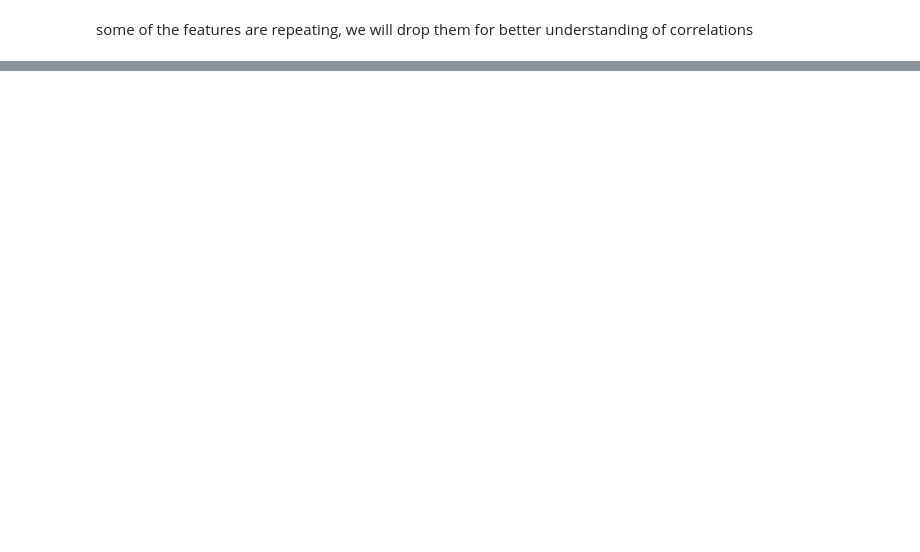
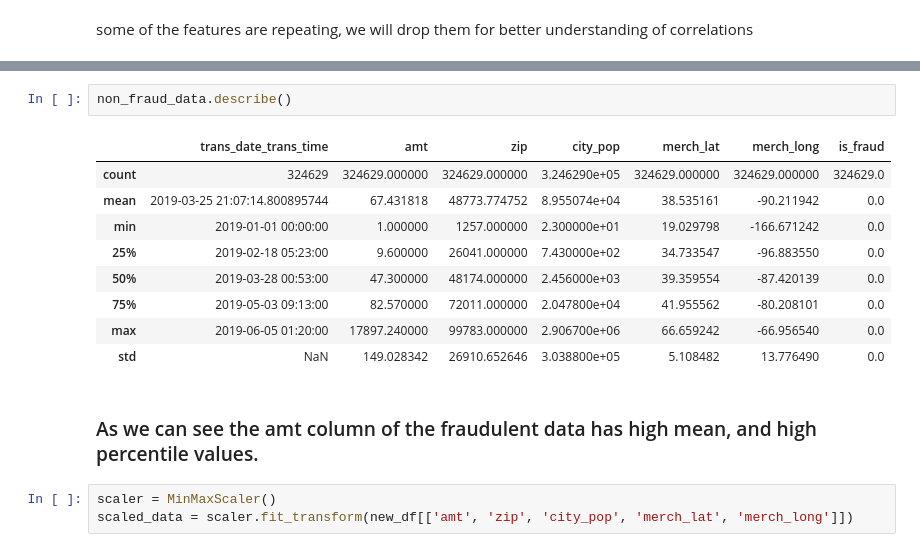
Before and after one commit to InspectorGoole/ML-project, a Jupyter notebook: detect.ipynb, the cells around one changed output, grey strips where cells are left out. Cells and saved outputs as stored; diff of their text form; blank space fills up the shorter version.

```diff
--- a/detect.ipynb
+++ b/detect.ipynb
@@ -158,0 +315,17 @@ Most of these features don't seem to be correlating with the output. Should i dr
+# %%
+non_fraud_data.describe()
+# %% [output]
+|  | trans_date_trans_time | amt | zip | city_pop | merch_lat | merch_long | is_fraud |
+| count | 324629 | 324629.000000 | 324629.000000 | 3.246290e+05 | 324629.000000 | 324629.000000 | 324629.0 |
+| mean | 2019-03-25 21:07:14.800895744 | 67.431818 | 48773.774752 | 8.955074e+04 | 38.535161 | -90.211942 | 0.0 |
+| min | 2019-01-01 00:00:00 | 1.000000 | 1257.000000 | 2.300000e+01 | 19.029798 | -166.671242 | 0.0 |
+| 25% | 2019-02-18 05:23:00 | 9.600000 | 26041.000000 | 7.430000e+02 | 34.733547 | -96.883550 | 0.0 |
+| 50% | 2019-03-28 00:53:00 | 47.300000 | 48174.000000 | 2.456000e+03 | 39.359554 | -87.420139 | 0.0 |
+| 75% | 2019-05-03 09:13:00 | 82.570000 | 72011.000000 | 2.047800e+04 | 41.955562 | -80.208101 | 0.0 |
+| max | 2019-06-05 01:20:00 | 17897.240000 | 99783.000000 | 2.906700e+06 | 66.659242 | -66.956540 | 0.0 |
+| std | NaN | 149.028342 | 26910.652646 | 3.038800e+05 | 5.108482 | 13.776490 | 0.0 |
+# %% [markdown]
+### As we can see the amt column of the fraudulent data has high mean, and high percentile values.
+# %%
+scaler = MinMaxScaler()
+scaled_data = scaler.fit_transform(new_df[['amt', 'zip', 'city_pop', 'merch_lat', 'merch_long']])
```
Also changed, not shown: parts of 30 cells of this notebook.
